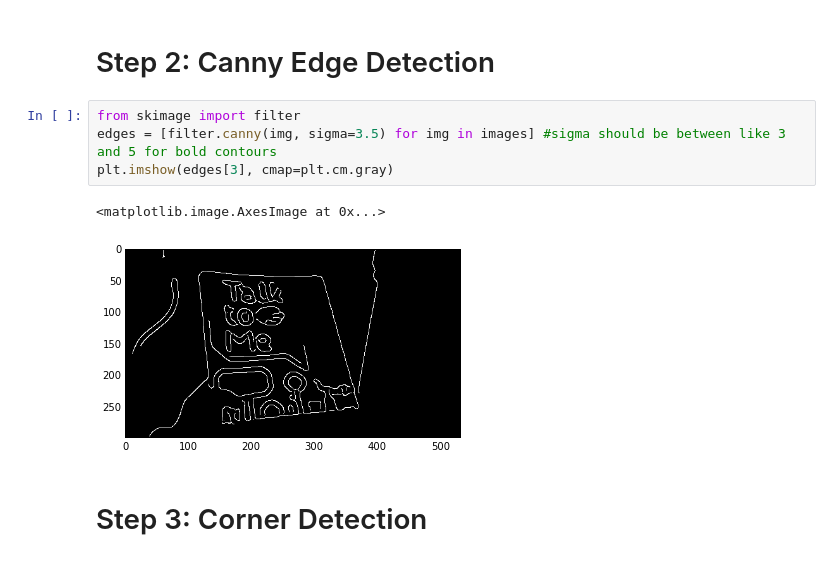
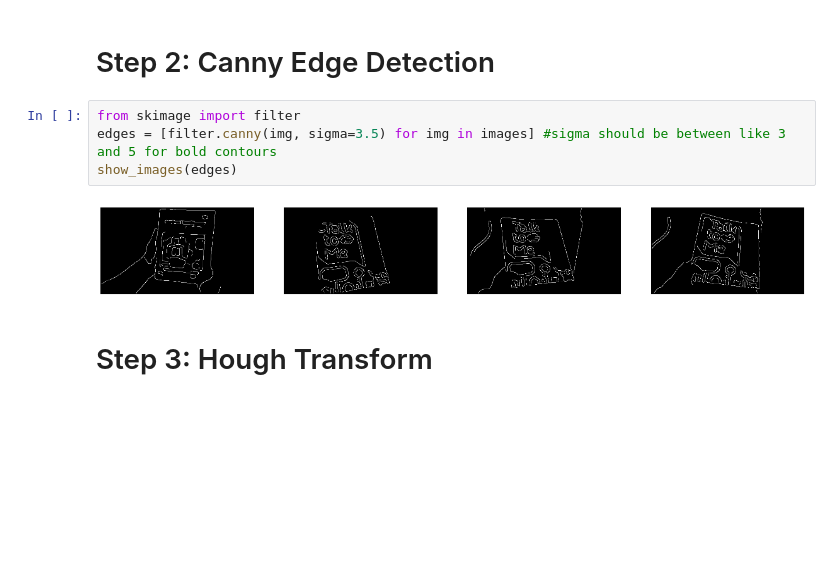
Before and after one commit to TreeHacks15/cv_prototyping, a Jupyter notebook: image_prototyping_jay.ipynb, the cells around one changed output. Cells and saved outputs as stored; diff of their text form; blank space fills up the shorter version.

```diff
--- a/image_prototyping_jay.ipynb
+++ b/image_prototyping_jay.ipynb
@@ -23,9 +25,8 @@ plt.imshow(images[0], cmap=plt.cm.gray)
 # %%
 from skimage import filter
 edges = [filter.canny(img, sigma=3.5) for img in images] #sigma should be between like 3 and 5 for bold contours
-plt.imshow(edges[3], cmap=plt.cm.gray)
+show_images(edges)
 # %% [output]
-<matplotlib.image.AxesImage at 0x...>
-[figure, old version]
+[figure, new version]
 # %% [markdown]
-# Step 3: Corner Detection
+# Step 3: Hough Transform
```
Also changed, not shown: parts of 4 cells of this notebook, 2 other files.
